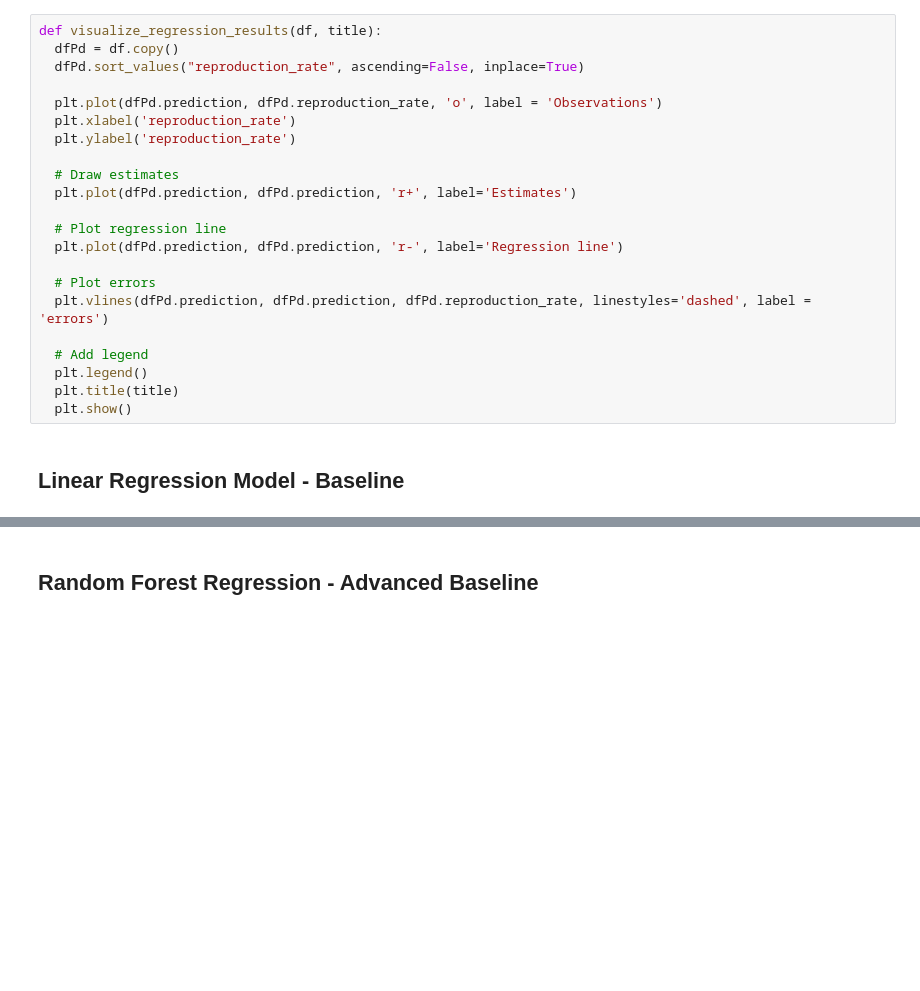
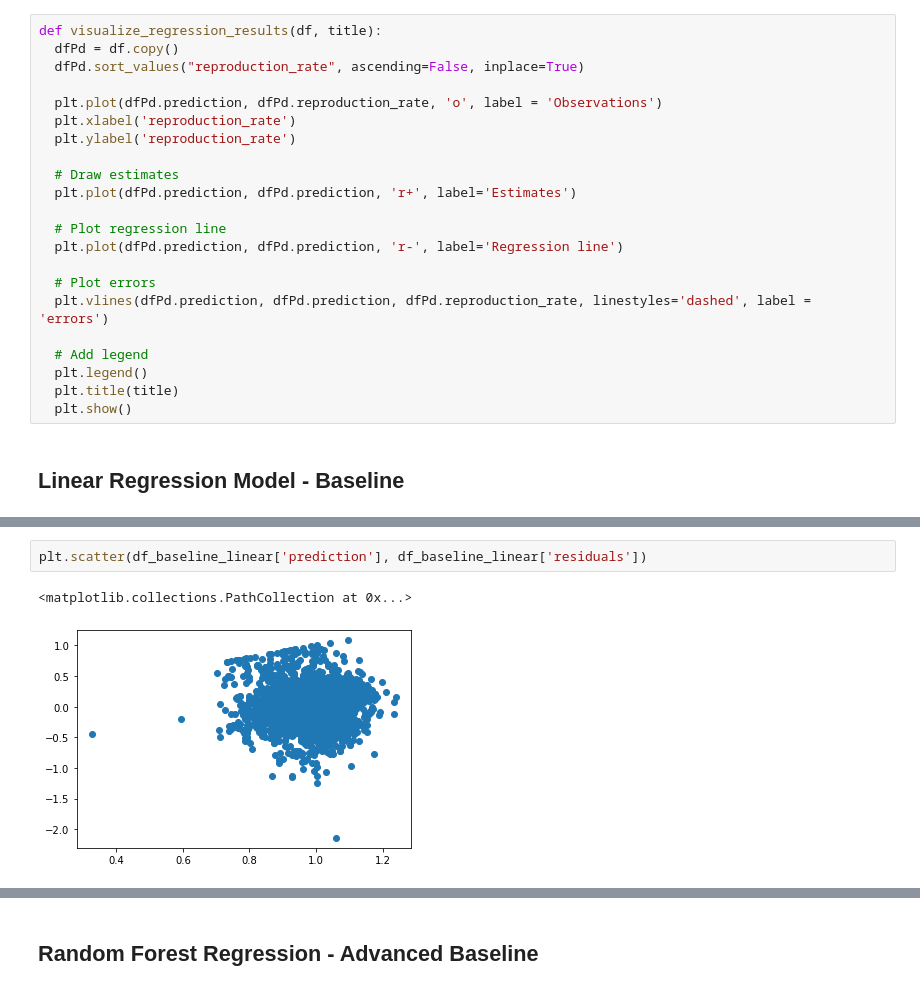
Before and after one commit to w-oke/covid_reproduction, a Jupyter notebook: covid_owid_2_analysis_baseline_models.ipynb, the cells around one changed output, grey strips where cells are left out. Drawn from its saved outputs; the diff is of its cells as text; blank space fills up the shorter version.

```diff
--- a/covid_owid_2_analysis_baseline_models.ipynb
+++ b/covid_owid_2_analysis_baseline_models.ipynb
@@ -135,0 +142,5 @@ Mean squared error: 0.09
+# %%
+plt.scatter(df_baseline_linear['prediction'], df_baseline_linear['residuals'])
+# %% [output]
+<matplotlib.collections.PathCollection at 0x...>
+[figure, added]
```
Also changed, not shown: parts of 4 cells of this notebook, 1 other file.
